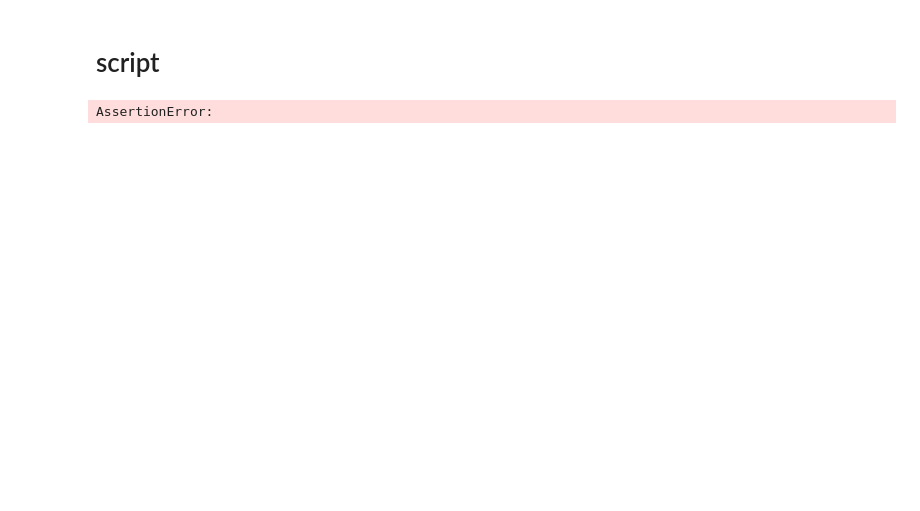
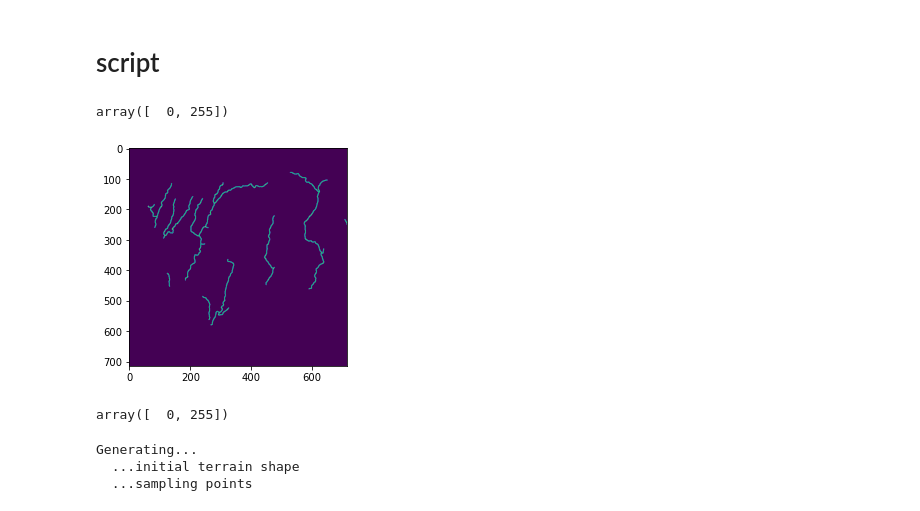
Before and after one commit to rvorias/voxel_realms, a Jupyter notebook: notebooks/automate_masking.ipynb, the cells around one changed output. Drawn from its saved outputs; the diff is of its cells as text; code cells hidden in the pictures; blank space fills up the shorter version.

```diff
--- a/notebooks/automate_masking.ipynb
+++ b/notebooks/automate_masking.ipynb
@@ -51,12 +51,15 @@ class SVGExtractor:
         self.drawing.contents = [shape_group]
         return self.drawing
 
-    def show(self):
+    def get_img(self):
         buffer = io.BytesIO()
         renderPM.drawToFile(self.drawing, buffer, fmt="PNG")
         img = PIL.Image.open(buffer)
+        return img
+
+    def show(self):
         plt.figure(figsize=(10,10))
-        plt.imshow(img)
+        plt.imshow(self.get_img())
 # %%
 extractor = SVGExtractor("../resources/pen.svg")
 drawing = extractor.get_cls(Path, "strokeWidth", 4.0)
@@ -109,0 +184,4 @@ plt.show()
+# %%
+extractor = SVGExtractor("../resources/pen.svg")
+drawing = extractor.get_cls(Path, "strokeWidth", 2.0)
+rivers = np.asarray(extractor.get_img())[padding:-padding,padding:-padding,0]
@@ -110,16 +196,24 @@ plt.show()
 # %% [markdown]
 # script
+# %%
+plt.imshow((rivers<255)*255)
+np.unique((rivers<255)*255)
+# %% [output]
+array([  0, 255])
+[figure, added]
 # %%
-assert False
+filled_checkers = (data-255)*255-(rivers<255)*255
+filled_checkers = (filled_checkers > 254) * 255
+np.unique(filled_checkers)
 # %% [output]
-AssertionError:
+array([  0, 255])
 # %%
 import sys
 sys.path.append('../terrain-erosion-3-ways/')
 from river_network import *
 import png
 # %%
-dim = 700
+dim = int(drawing.height)-padding*2
 shape = (dim,) * 2
 disc_radius = 1.0
 max_delta = 0.04
@@ -144,4 +238,8 @@ deltas = util.normalize(np.abs(util.gaussian_gradient(initial_height)))
 print('  ...sampling points')
 points = util.poisson_disc_sampling(shape, disc_radius)
 coords = np.floor(points).astype(int)
+# %% [output]
+Generating...
+  ...initial terrain shape
+  ...sampling points
 # %%
```
Also changed, not shown: parts of 10 cells of this notebook, 2 other files.
